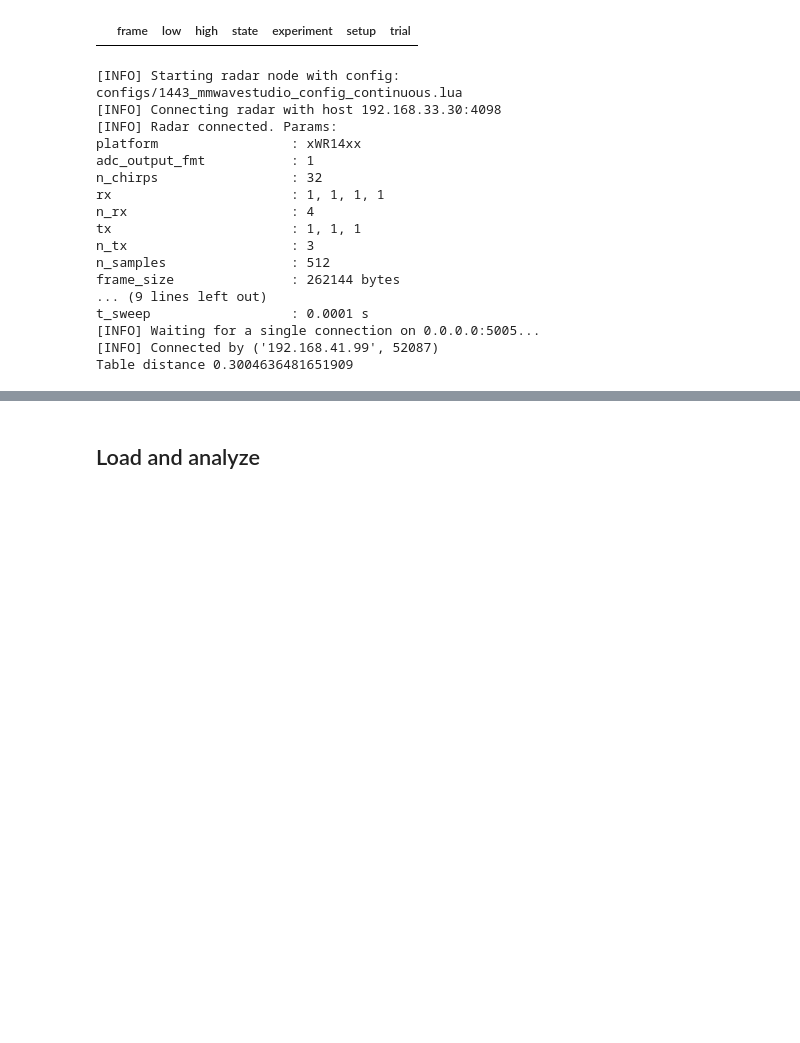
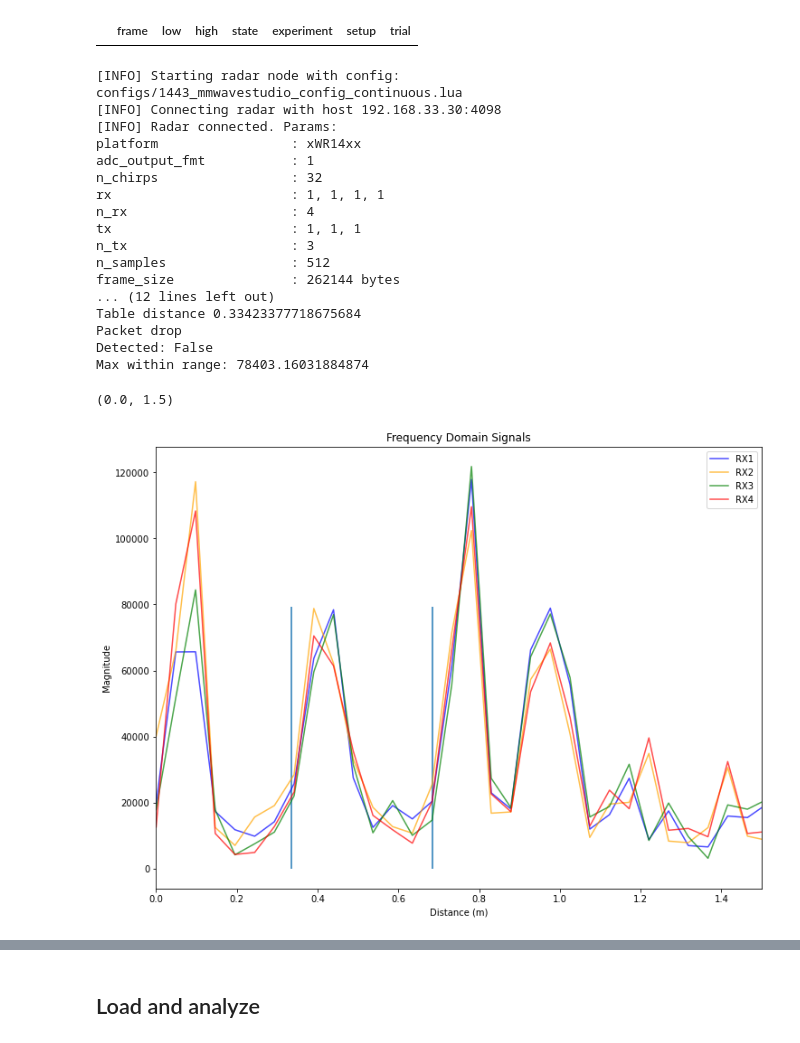
Before and after one commit to arlaptiev/sk_mmwave, a Jupyter notebook: snap.ipynb, the cells around one changed output, grey strips where cells are left out. Drawn from its saved outputs; the diff is of its cells as text; code cells hidden in the pictures; blank space fills up the shorter version.

```diff
--- a/snap.ipynb
+++ b/snap.ipynb
@@ -43,13 +43,14 @@ FREQ_SLOPE = radar.params['chirp_slope']                # frequency slope in Hz
 
 
 # === connect to phone
-# lidar = Lidar()
-# img, depth_map, meta = lidar.read()
-# floor_dist, box_dist, table_dist = detect_planes_and_box(img, depth_map, meta)
-# print('Table distance', table_dist)
-table_dist = 0.7
+lidar = Lidar()
+img, depth_map, meta = lidar.read()
+floor_dist, box_dist, table_dist = detect_planes_and_box(img, depth_map, meta)
+print('Table distance', table_dist)
+#table_dist = 0.4
+box_height = 0.35
 LOW = table_dist
-HIGH = table_dist + 0.5
+HIGH = table_dist + box_height
 
 
 
@@ -88,38 +89,40 @@ print('Max within range:', masked_max)
 plt.figure(figsize=(12, 9))
 plt.plot(fft_meters,  np.abs(fft_result[:SAMPLES_PER_CHIRP // 2, 0]), color='blue', label='RX1', alpha=0.7)
 plt.plot(fft_meters,  np.abs(fft_result[:SAMPLES_PER_CHIRP // 2, 1]), color='orange', label='RX2', alpha=0.7)
 plt.plot(fft_meters,  np.abs(fft_result[:SAMPLES_PER_CHIRP // 2, 2]), color='green', label='RX3', alpha=0.7)
 plt.plot(fft_meters,  np.abs(fft_result[:SAMPLES_PER_CHIRP // 2, 3]), color='red', label='RX4', alpha=0.7)
 plt.vlines([LOW, HIGH], [0, 0], [masked_max + 1000, masked_max + 1000])
 plt.title('Frequency Domain Signals')
 plt.xlabel('Distance (m)')
 plt.ylabel('Magnitude')
 plt.legend()
 plt.xlim(0,1.5)
 
 
 # df.loc[-1] = [frame, LOW, HIGH, STATE, EXPERIMENT, SETUP, TRIAL]
 # df.index = df.index + 1  # shifting index
 # df = df.sort_index()  # sorting by index
 # df.tail()
 # %% [output]
 [INFO] Starting radar node with config: configs/1443_mmwavestudio_config_continuous.lua
 [INFO] Connecting radar with host 192.168.33.30:4098
 [INFO] Radar connected. Params:
 platform                 : xWR14xx
 adc_output_fmt           : 1
 n_chirps                 : 32
 rx                       : 1, 1, 1, 1
 n_rx                     : 4
 tx                       : 1, 1, 1
 n_tx                     : 3
 n_samples                : 512
 frame_size               : 262144 bytes
-... (9 lines left out)
-t_sweep                  : 0.0001 s
-[INFO] Waiting for a single connection on 0.0.0.0:5005...
-[INFO] Connected by ('192.168.41.99', 52087)
-Table distance 0.3004636481651909
+... (12 lines left out)
+Table distance 0.33423377718675684
+Packet drop
+Detected: False
+Max within range: 78403.16031884874
+(0.0, 1.5)
+[figure, added]
 # %%
 df.loc[-1] = [frame, LOW, HIGH, STATE, EXPERIMENT, SETUP, TRIAL]
 df.index = df.index + 1  # shifting index
```
Also changed, not shown: 3 other files.
